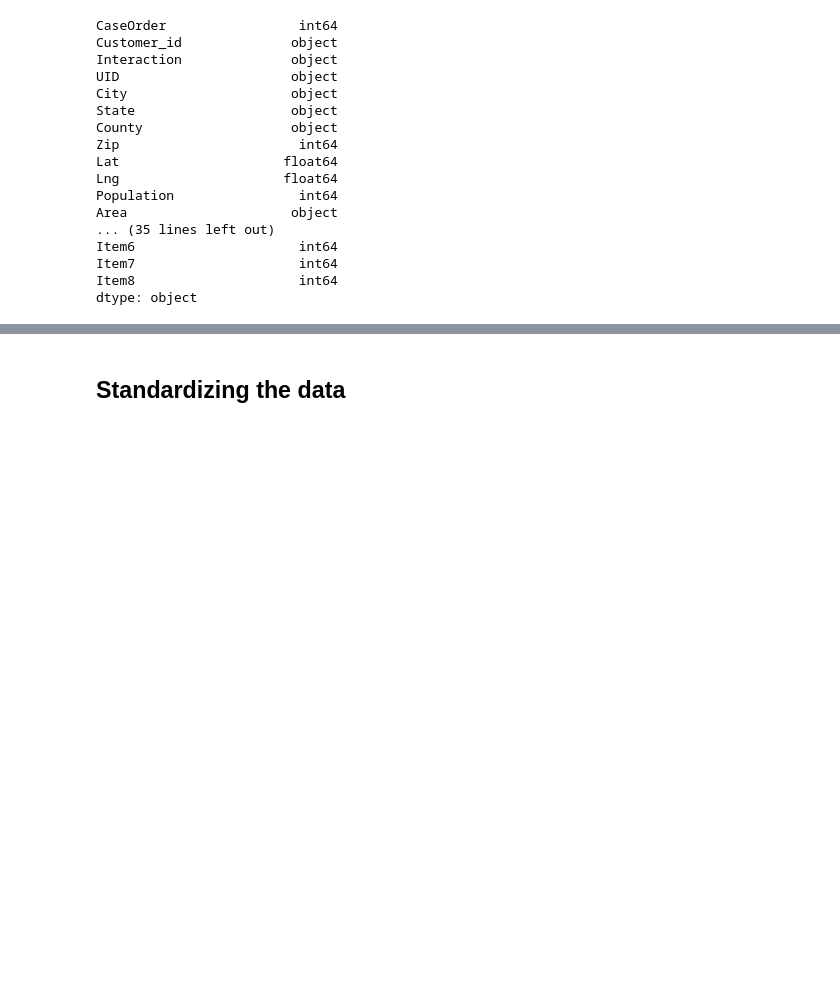
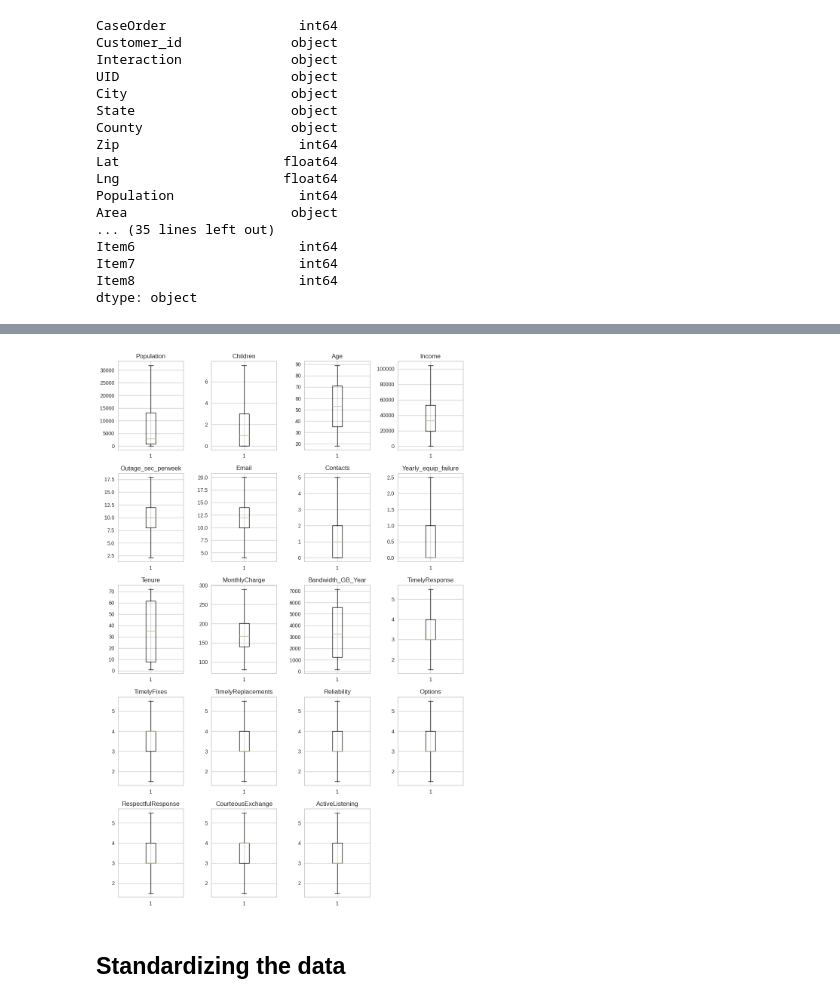
Before and after one commit to cfreeman22/d212_data_mining_2, a Jupyter notebook: D212_task2_PCA.ipynb, the cells around one changed output, grey strips where cells are left out. Cells and saved outputs as stored; diff of their text form; code cells hidden in the pictures; blank space fills up the shorter version.

```diff
--- a/D212_task2_PCA.ipynb
+++ b/D212_task2_PCA.ipynb
@@ -97,3 +152,17 @@ cont_cols
+# %%
+
+#checking if all outliers are treated
+plt.figure(figsize=(10, 15))
+
+for i, variable in enumerate(cont_cols):
+    plt.subplot(5, 4, i + 1)
+    plt.boxplot(df2[variable], whis=1.5)
+    plt.tight_layout()
+    plt.title(variable)
+
+plt.show()
+# %% [output]
+[figure, added]
 # %%
 ## DROP EITHER TENURE OR BANDWIDTH from previous analysis these two features were highly correlated
 #df = df.drop('Bandwidth_GB_Year', axis = 1)
```
Also changed, not shown: parts of 22 cells of this notebook.
